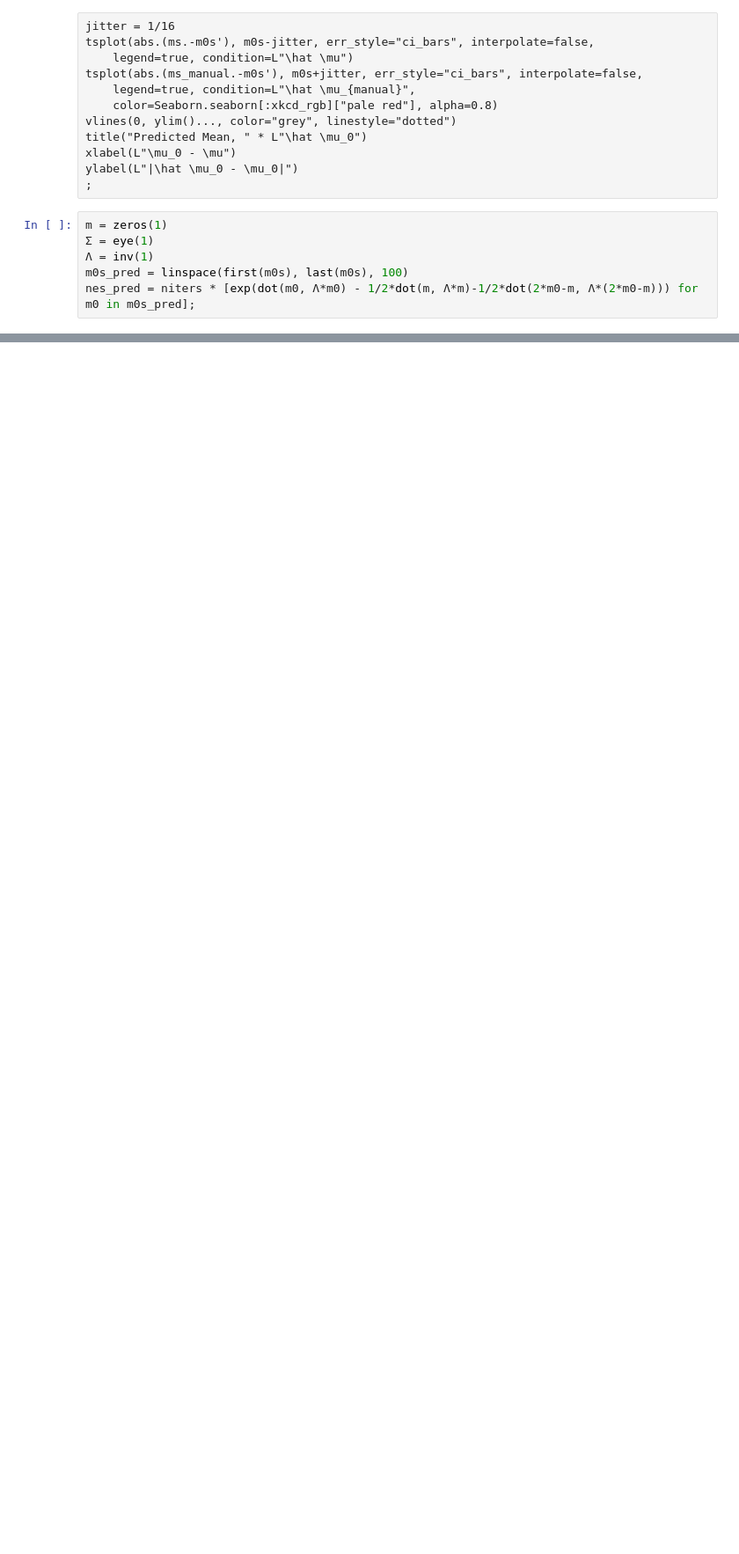
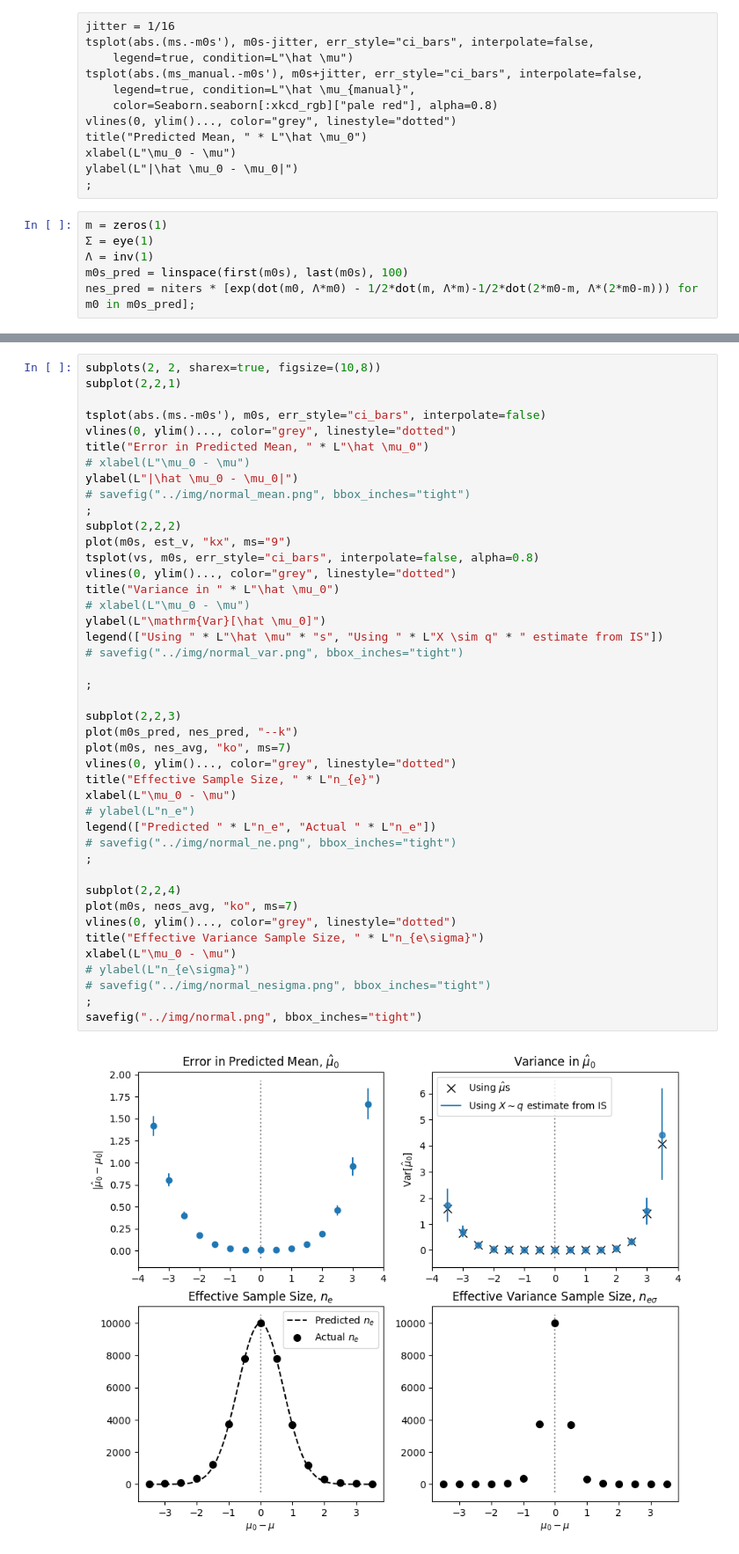
Before and after one commit to hamzaelsaawy/ImportanceSampling, a Jupyter notebook: examples/normal_tilt.ipynb, the cells around one changed output, grey strips where cells are left out. Shown at 88% size. Cells and saved outputs as stored; diff of their text form; blank space fills up the shorter version.

```diff
--- a/examples/normal_tilt.ipynb
+++ b/examples/normal_tilt.ipynb
@@ -184,0 +142,45 @@ savefig("../img/normal.png", bbox_inches="tight")
+# %%
+subplots(2, 2, sharex=true, figsize=(10,8))
+subplot(2,2,1)
+
+tsplot(abs.(ms.-m0s'), m0s, err_style="ci_bars", interpolate=false)
+vlines(0, ylim()..., color="grey", linestyle="dotted")
+title("Error in Predicted Mean, " * L"\hat \mu_0")
+# xlabel(L"\mu_0 - \mu")
+ylabel(L"|\hat \mu_0 - \mu_0|")
+# savefig("../img/normal_mean.png", bbox_inches="tight")
+;
+subplot(2,2,2)
+plot(m0s, est_v, "kx", ms="9")
+tsplot(vs, m0s, err_style="ci_bars", interpolate=false, alpha=0.8)
+vlines(0, ylim()..., color="grey", linestyle="dotted")
+title("Variance in " * L"\hat \mu_0")
+# xlabel(L"\mu_0 - \mu")
+ylabel(L"\mathrm{Var}[\hat \mu_0]")
+legend(["Using " * L"\hat \mu" * "s", "Using " * L"X \sim q" * " estimate from IS"])
+# savefig("../img/normal_var.png", bbox_inches="tight")
+
+;
+
+subplot(2,2,3)
+plot(m0s_pred, nes_pred, "--k")
+plot(m0s, nes_avg, "ko", ms=7)
+vlines(0, ylim()..., color="grey", linestyle="dotted")
+title("Effective Sample Size, " * L"n_{e}")
+xlabel(L"\mu_0 - \mu")
+# ylabel(L"n_e")
+legend(["Predicted " * L"n_e", "Actual " * L"n_e"])
+# savefig("../img/normal_ne.png", bbox_inches="tight")
+;
+
+subplot(2,2,4)
+plot(m0s, neσs_avg, "ko", ms=7)
+vlines(0, ylim()..., color="grey", linestyle="dotted")
+title("Effective Variance Sample Size, " * L"n_{e\sigma}")
+xlabel(L"\mu_0 - \mu")
+# ylabel(L"n_{e\sigma}")
+# savefig("../img/normal_nesigma.png", bbox_inches="tight")
+;
+savefig("../img/normal.png", bbox_inches="tight")
+# %% [output]
+[figure, added]
```
Also changed, not shown: parts of 5 cells of this notebook, 6 other files.
